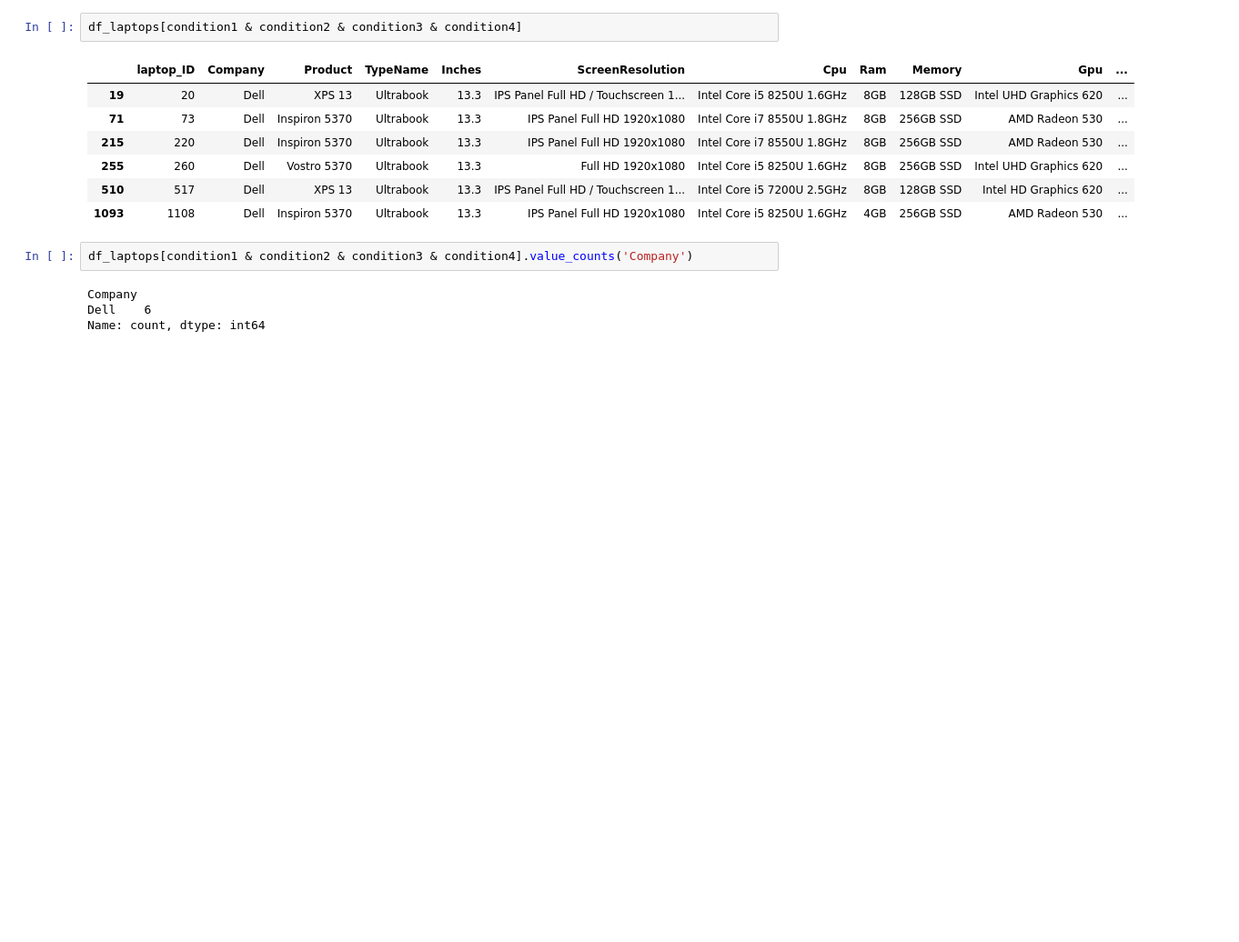
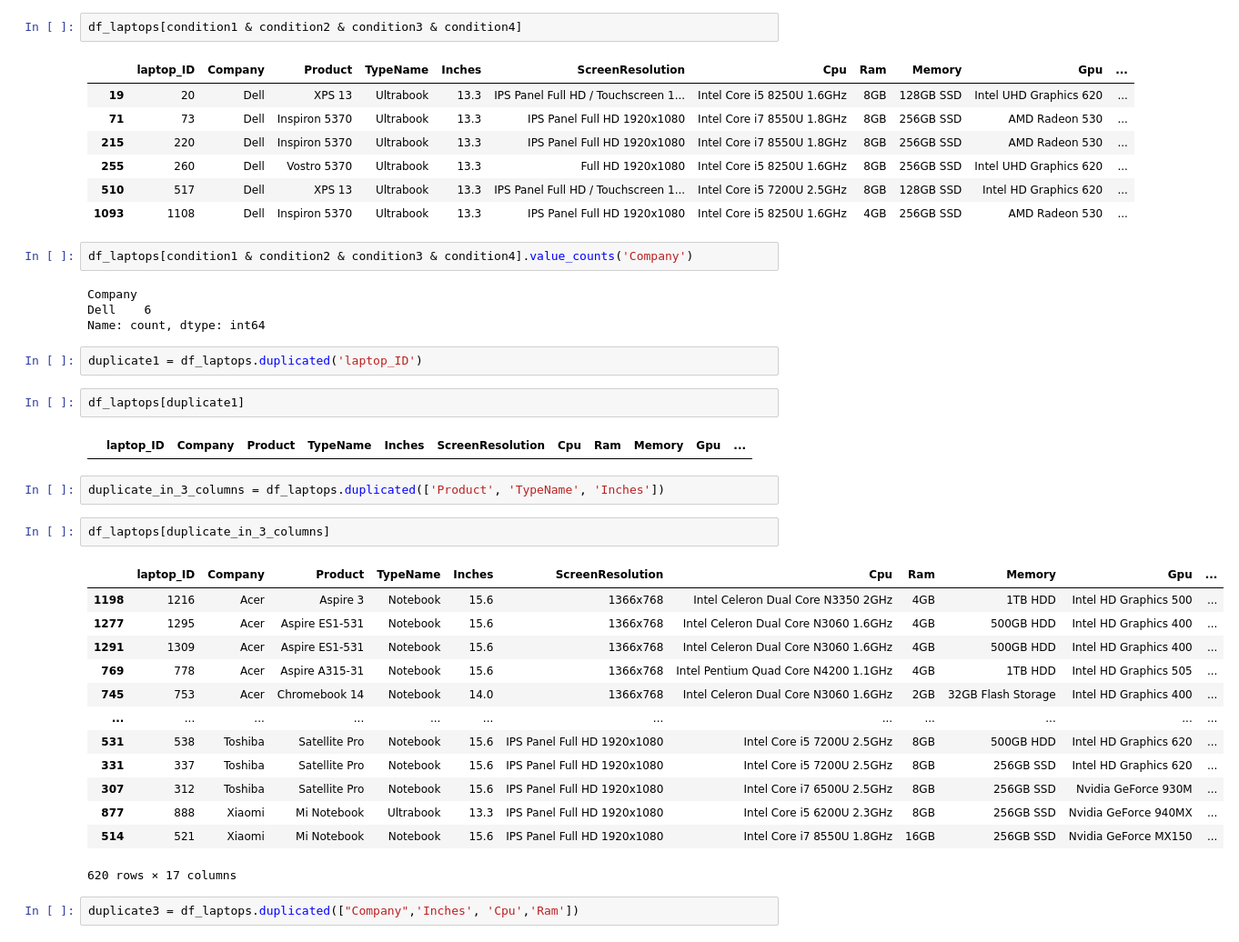
Before and after one commit to Stan-is-the-man/Data_science_bootcamp_2023, a Jupyter notebook: ds_filtering_data.ipynb, the cells around one changed output. Shown at 91% size. Cells and saved outputs as stored; diff of their text form; blank space fills up the shorter version.

Commit message:
'duplicated() and drop_duplicates()'

```diff
--- a/ds_filtering_data.ipynb
+++ b/ds_filtering_data.ipynb
@@ -430,3 +430,29 @@ df_laptops[condition1 & condition2 & condition3 & condition4].value_counts('Comp
 Company
 Dell    6
 Name: count, dtype: int64
+# %%
+duplicate1 = df_laptops.duplicated('laptop_ID')
+# %%
+df_laptops[duplicate1]
+# %% [output]
+|  | laptop_ID | Company | Product | TypeName | Inches | ScreenResolution | Cpu | Ram | Memory | Gpu | ... |
+# %%
+duplicate_in_3_columns = df_laptops.duplicated(['Product', 'TypeName', 'Inches'])
+# %%
+df_laptops[duplicate_in_3_columns]
+# %% [output]
+|  | laptop_ID | Company | Product | TypeName | Inches | ScreenResolution | Cpu | Ram | Memory | Gpu | ... |
+| 1198 | 1216 | Acer | Aspire 3 | Notebook | 15.6 | 1366x768 | Intel Celeron Dual Core N3350 2GHz | 4GB | 1TB HDD | Intel HD Graphics 500 | ... |
+| 1277 | 1295 | Acer | Aspire ES1-531 | Notebook | 15.6 | 1366x768 | Intel Celeron Dual Core N3060 1.6GHz | 4GB | 500GB HDD | Intel HD Graphics 400 | ... |
+| 1291 | 1309 | Acer | Aspire ES1-531 | Notebook | 15.6 | 1366x768 | Intel Celeron Dual Core N3060 1.6GHz | 4GB | 500GB HDD | Intel HD Graphics 400 | ... |
+| 769 | 778 | Acer | Aspire A315-31 | Notebook | 15.6 | 1366x768 | Intel Pentium Quad Core N4200 1.1GHz | 4GB | 1TB HDD | Intel HD Graphics 505 | ... |
+| 745 | 753 | Acer | Chromebook 14 | Notebook | 14.0 | 1366x768 | Intel Celeron Dual Core N3060 1.6GHz | 2GB | 32GB Flash Storage | Intel HD Graphics 400 | ... |
+| ... | ... | ... | ... | ... | ... | ... | ... | ... | ... | ... | ... |
+| 531 | 538 | Toshiba | Satellite Pro | Notebook | 15.6 | IPS Panel Full HD 1920x1080 | Intel Core i5 7200U 2.5GHz | 8GB | 500GB HDD | Intel HD Graphics 620 | ... |
+| 331 | 337 | Toshiba | Satellite Pro | Notebook | 15.6 | IPS Panel Full HD 1920x1080 | Intel Core i5 7200U 2.5GHz | 8GB | 256GB SSD | Intel HD Graphics 620 | ... |
+| 307 | 312 | Toshiba | Satellite Pro | Notebook | 15.6 | IPS Panel Full HD 1920x1080 | Intel Core i7 6500U 2.5GHz | 8GB | 256GB SSD | Nvidia GeForce 930M | ... |
+| 877 | 888 | Xiaomi | Mi Notebook | Ultrabook | 13.3 | IPS Panel Full HD 1920x1080 | Intel Core i5 6200U 2.3GHz | 8GB | 256GB SSD | Nvidia GeForce 940MX | ... |
+| 514 | 521 | Xiaomi | Mi Notebook | Notebook | 15.6 | IPS Panel Full HD 1920x1080 | Intel Core i7 8550U 1.8GHz | 16GB | 256GB SSD | Nvidia GeForce MX150 | ... |
+620 rows × 17 columns
+# %%
+duplicate3 = df_laptops.duplicated(["Company",'Inches', 'Cpu','Ram'])
```
Also changed, not shown: parts of 7 cells of this notebook.
